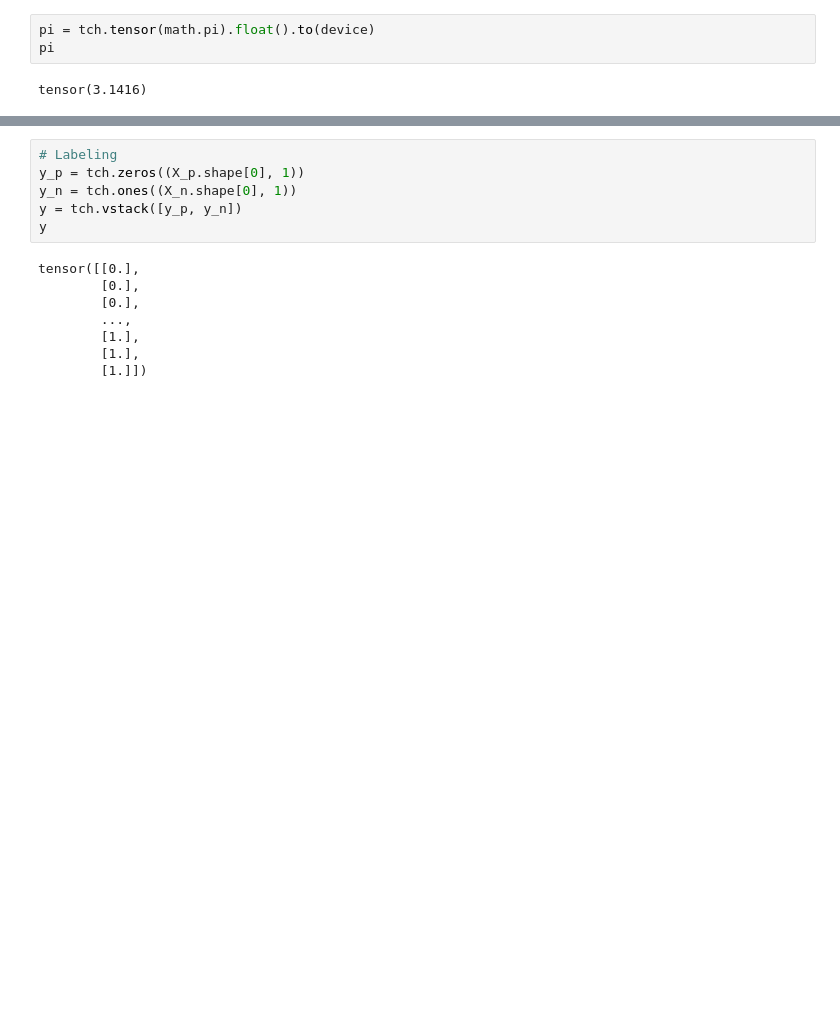
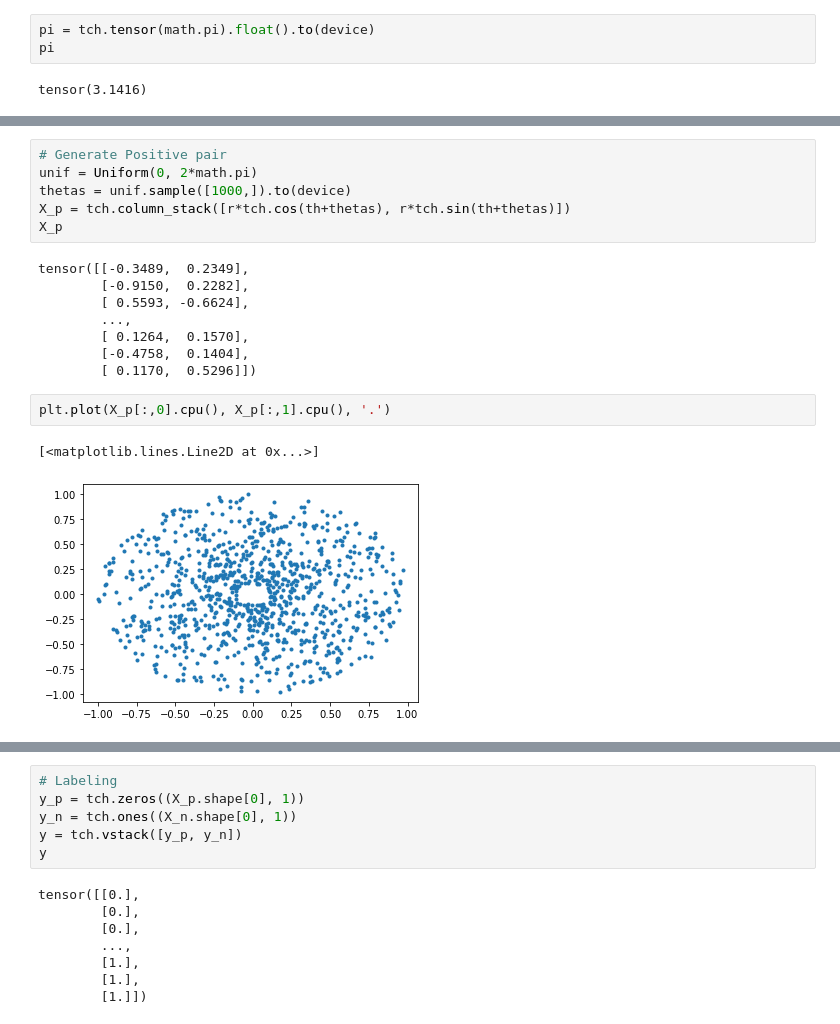
Before and after one commit to Axect/SINS, a Jupyter notebook: rotation.ipynb, the cells around one changed output, grey strips where cells are left out. Saved outputs shown, nothing was run; the diff lists cells and outputs as text; blank space fills up the shorter version.

```diff
--- a/rotation.ipynb
+++ b/rotation.ipynb
@@ -70,0 +57,19 @@ X_n = tch.column_stack([X_p[:,0], X_p[r_perm, 1]])
+# %%
+# Generate Positive pair
+unif = Uniform(0, 2*math.pi)
+thetas = unif.sample([1000,]).to(device)
+X_p = tch.column_stack([r*tch.cos(th+thetas), r*tch.sin(th+thetas)])
+X_p
+# %% [output]
+tensor([[-0.3489,  0.2349],
+        [-0.9150,  0.2282],
+        [ 0.5593, -0.6624],
+        ...,
+        [ 0.1264,  0.1570],
+        [-0.4758,  0.1404],
+        [ 0.1170,  0.5296]])
+# %%
+plt.plot(X_p[:,0].cpu(), X_p[:,1].cpu(), '.')
+# %% [output]
+[<matplotlib.lines.Line2D at 0x...>]
+[figure, added]
```
Also changed, not shown: parts of 35 cells of this notebook, 5 other files.
